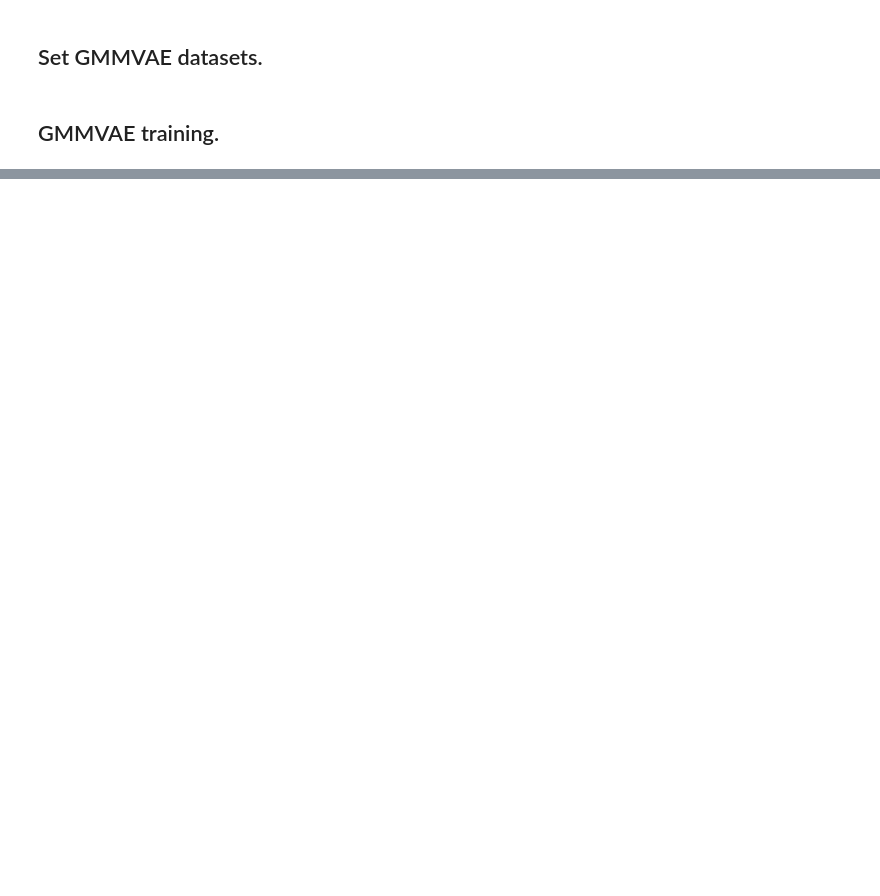
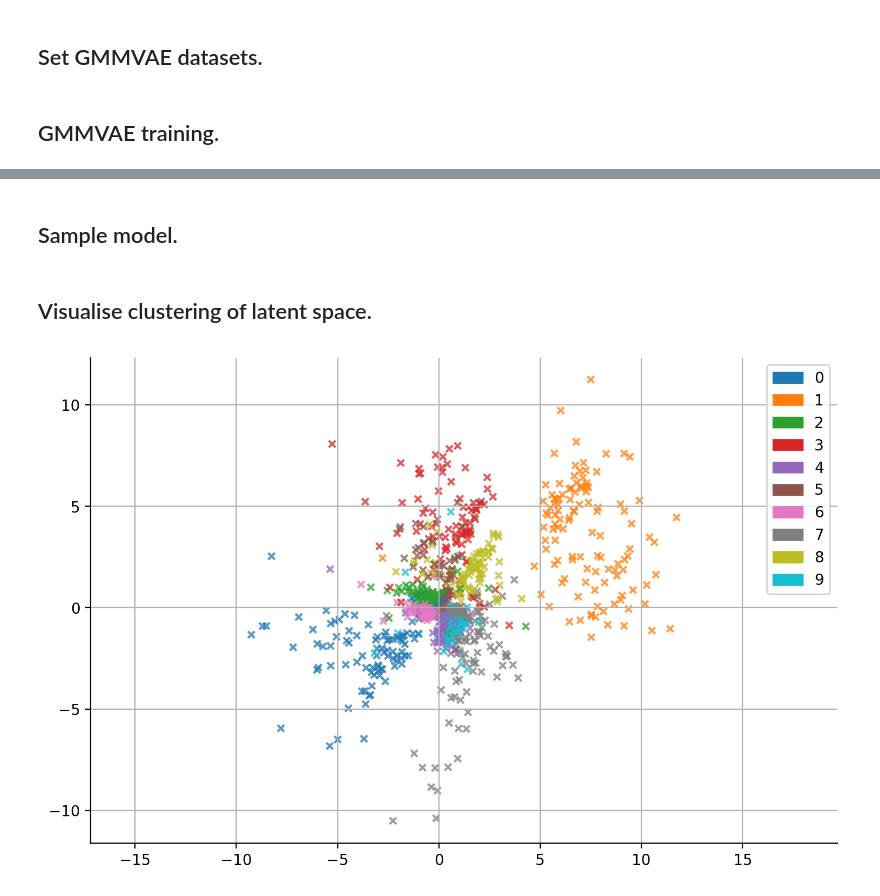
Before and after one commit to MattAshman/gmmvae, a Jupyter notebook: notebooks/gmmvae_test.ipynb, the cells around one changed output, grey strips where cells are left out. Saved outputs shown, nothing was run; the diff lists cells and outputs as text; code cells hidden in the pictures; blank space fills up the shorter version.

```diff
--- a/notebooks/gmmvae_test.ipynb
+++ b/notebooks/gmmvae_test.ipynb
@@ -99,8 +101,9 @@ with torch.no_grad():
         cls_output[batch_idx*64:(batch_idx+1)*64] = cls(x).detach().exp()
 # %%
 class GMMVAEDataset(torch.utils.data.Dataset):
-    def __init__(self, x, cls_output):
+    def __init__(self, x, y, cls_output):
         self.x = x
+        self.y = y
         self.cls_output = cls_output
 
     def __len__(self):
@@ -112,11 +115,9 @@ class GMMVAEDataset(torch.utils.data.Dataset):
 
         return self.x[idx, ...], self.cls_output[idx]
 
-gmmvae_dataset = GMMVAEDataset(train_dataset.data, cls_output)
+gmmvae_dataset = GMMVAEDataset(train_dataset.data, train_dataset.targets, cls_output)
 gmmvae_loader = torch.utils.data.DataLoader(gmmvae_dataset, batch_size=64)
 # %%
-from torch import autograd
-
 def train_gmmvae(model, loader, optimiser, epoch):
     model.train()
     train_loss = 0
@@ -127,13 +128,8 @@ def train_gmmvae(model, loader, optimiser, epoch):
 
         x = x.view(-1, 784).float() / 255
 
-        loss = -model.elbo(x, pi)
+        loss = -model.elbo(x, pi, num_samples=1)
         loss.backward()
-
-        for name, param in model.named_parameters():
-            if (param.grad != param.grad).any():
-                pdb.set_trace()
-                print('wtf')
 
         optimiser.step()
 
@@ -148,7 +144,7 @@ x_dim = 784
 encoder = sgpvae.networks.LinearGaussian(x_dim, z_dim, [512, 256], min_sigma=1e-3)
 loglikelihood = gmmvae.loglikelihoods.NNBernoulli(z_dim, x_dim, [256, 512])
 
-gmmvae_model = gmmvae.models.GMMVAE(encoder, loglikelihood, z_dim, 10)
+gmmvae_model = GMMVAE(encoder, loglikelihood, z_dim, 10)
 # %% [markdown]
 ## GMMVAE training.
 # %%
@@ -173,11 +221,11 @@ KeyboardInterrupt:
+# %% [markdown]
+## Sample model.
 # %%
 if not os.path.exists('./samples'):
     os.makedirs('./samples')
 
 with torch.no_grad():
-    sample = gmmvae_model.sample(
-        pi=torch.tensor([1, 0, 0, 0, 0, 0, 0, 0, 0, 0]),
-        num_samples=100)
+    sample = gmmvae_model.sample(num_samples=100)
 
     filename = './samples/gmmvae_sample'
 
@@ -192,3 +240,5 @@ with torch.no_grad():
         filename = filename + '.png'
 
     save_image(sample.view(100, 1, 28, 28), filename)
+# %% [markdown]
+## Visualise clustering of latent space.
@@ -194,0 +282,22 @@ with torch.no_grad():
+# %%
+fig = plt.figure(figsize=(9, 6), dpi=200)
+
+x = gmmvae_dataset.x[:1000].view(-1, 784).float() / 255
+y = gmmvae_dataset.y[:1000]
+pi = gmmvae_dataset.cls_output[:1000]
+plot_gmmvae(gmmvae_model, x, y, pi)
+
+# Hide the right and top spines.
+ax = plt.gca()
+ax.spines['right'].set_visible(False)
+ax.spines['top'].set_visible(False)
+
+# Add legend.
+colours = plt.rcParams['axes.prop_cycle'].by_key()['color']
+custom_patches = [Rectangle((0, 0), 1, 1, color=colours[i]) for i in range(10)]
+ax.legend(custom_patches, [str(i) for i in range(10)])
+
+plt.grid(0.25)
+plt.show()
+# %% [output]
+[figure, added]
```
Also changed, not shown: parts of 6 cells of this notebook, 1 other file.
